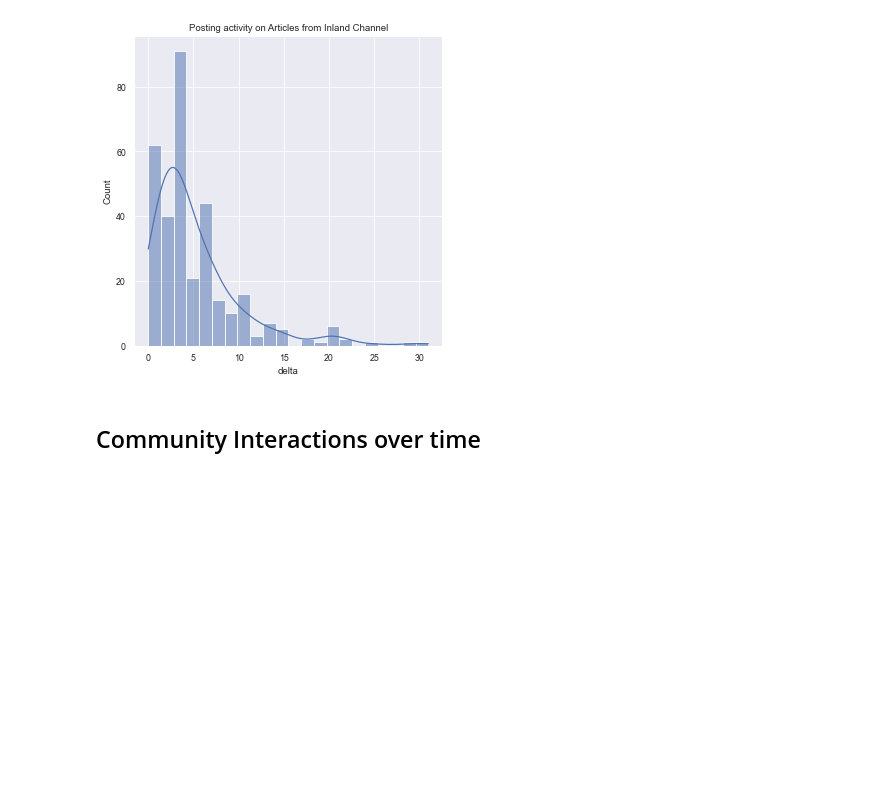
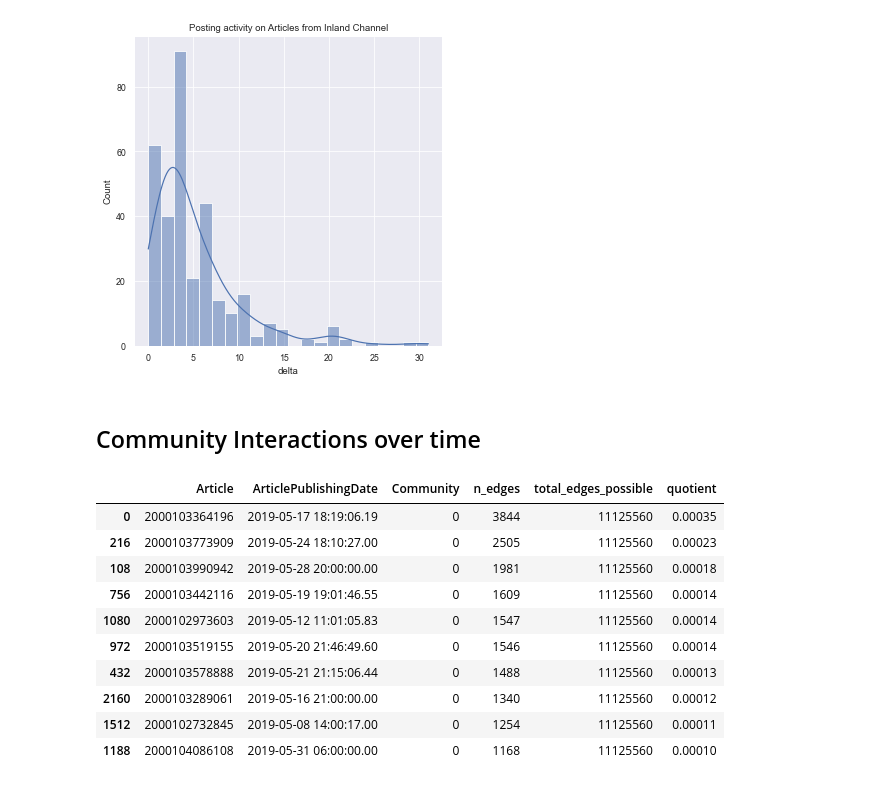
Before and after one commit to oStritze/sna, a Jupyter notebook: src/static_dynamic.ipynb, the cells around one changed output. Saved outputs shown, nothing was run; the diff lists cells and outputs as text; code cells hidden in the pictures; blank space fills up the shorter version.

```diff
--- a/src/static_dynamic.ipynb
+++ b/src/static_dynamic.ipynb
@@ -552,3 +553,17 @@ print(foo["delta"].mean())
 [figure]
 # %% [markdown]
 ## Community Interactions over time
+# %%
+res_inland.query("Community==0").sort_values("n_edges", ascending=False)[:10]
+# %% [output]
+|  | Article | ArticlePublishingDate | Community | n_edges | total_edges_possible | quotient |
+| 0 | 2000103364196 | 2019-05-17 18:19:06.19 | 0 | 3844 | 11125560 | 0.00035 |
+| 216 | 2000103773909 | 2019-05-24 18:10:27.00 | 0 | 2505 | 11125560 | 0.00023 |
+| 108 | 2000103990942 | 2019-05-28 20:00:00.00 | 0 | 1981 | 11125560 | 0.00018 |
+| 756 | 2000103442116 | 2019-05-19 19:01:46.55 | 0 | 1609 | 11125560 | 0.00014 |
+| 1080 | 2000102973603 | 2019-05-12 11:01:05.83 | 0 | 1547 | 11125560 | 0.00014 |
+| 972 | 2000103519155 | 2019-05-20 21:46:49.60 | 0 | 1546 | 11125560 | 0.00014 |
+| 432 | 2000103578888 | 2019-05-21 21:15:06.44 | 0 | 1488 | 11125560 | 0.00013 |
+| 2160 | 2000103289061 | 2019-05-16 21:00:00.00 | 0 | 1340 | 11125560 | 0.00012 |
+| 1512 | 2000102732845 | 2019-05-08 14:00:17.00 | 0 | 1254 | 11125560 | 0.00011 |
+| 1188 | 2000104086108 | 2019-05-31 06:00:00.00 | 0 | 1168 | 11125560 | 0.00010 |
```
Also changed, not shown: parts of 5 cells of this notebook, 2 other files.
